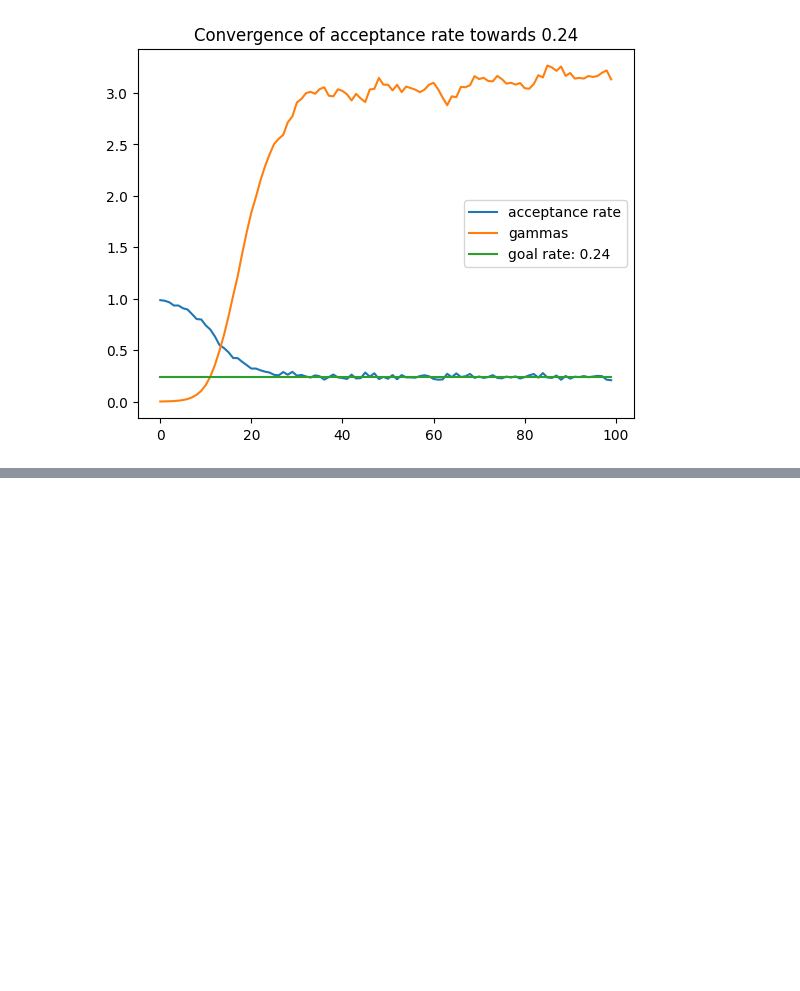
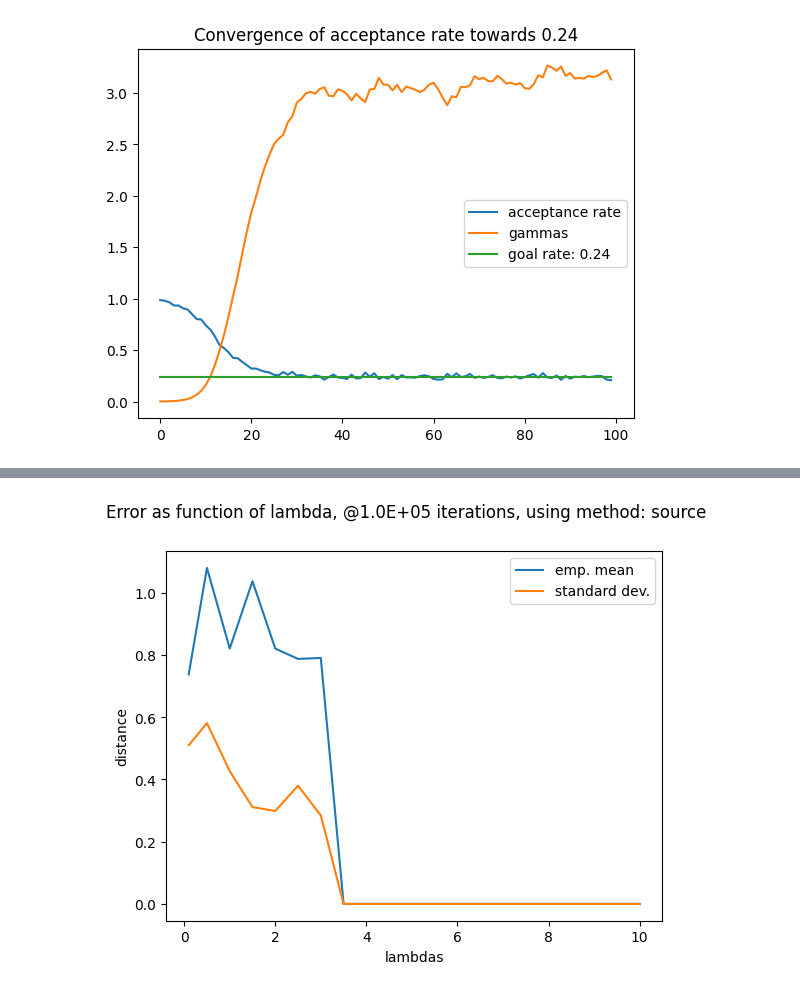
Before and after one commit to vetlerl/mcmc-epidemic, a Jupyter notebook: our_graphics.ipynb, the cells around one changed output, grey strips where cells are left out. Saved outputs shown, nothing was run; the diff lists cells and outputs as text; code cells hidden in the pictures; blank space fills up the shorter version.

Commit message:
updated MetropolisHastingsFast, added more simulations under different lambdas in notebook

```diff
--- a/our_graphics.ipynb
+++ b/our_graphics.ipynb
@@ -118,0 +150,3 @@ Oooh yeah! Finished 9th iteration
+# %%
+def dist(x,y):
+    return np.abs(x-y)/np.maximum(np.abs(x),np.abs(y))
@@ -119,12 +163,8 @@ Oooh yeah! Finished 9th iteration
 # %%
 errors = np.zeros(np.shape(sim_theta_tildes))
+npr.seed(42)
 for k in range(n):
-    Y = Computation_Y(T, Lambda)
+    Y = Computation_Y(T, Lambdas[k])
     _, theoretical_means = ComputeMeans(T, Lambdas[k], Y)
-    errors[:,k] = sim_theta_tildes[:,k] - theoretical_means
-
-plt.title(f"Theta thilde simulation error under different Lambdas @ {niter:.1E} iterations")
-for k in range(n):
-    plt.plot(errors[:,k], label=f"L={Lambdas[k]}",alpha=0.5)
-plt.legend(ncols=n//2,loc="lower center")
-plt.show()
+    errors[:,:,k] = dist(sim_theta_tildes[:,:,k],theoretical_means[:,np.newaxis] @ np.ones((1,nb_sim)))
+    #errors[:,:,k] = abs(sim_theta_tildes[:,:,k] - theoretical_means[:,np.newaxis] @ np.ones((1,10))) / np.max(np.abs(sim_theta_tildes[:,:,k])
@@ -171,0 +171,10 @@ styled_df
+# %%
+print(np.shape(errors))
+data = np.zeros((T,2*n))
+for i in range(n//2+1):
+    data[:,2*i] = np.mean(errors[:,:,i],axis=1)
+    data[:,2*i+1]=np.std(errors[:,:,i],axis=1)
+assert np.shape(data)==(T,2*n)
+df = pd.DataFrame(data)
+
+df.columns = pd.MultiIndex.from_product([Lambdas,["mean","std"]],names=["lambdas","measure"])
@@ -171,0 +196,12 @@ styled_df
+# %%
+df_mean = df.mean()
+# %%
+fig,ax = plt.subplots(1,1)
+df_mean.xs("mean", level=1, axis=0).plot(label="emp. mean")
+df_mean.xs("std",  level=1, axis=0).plot(label="standard dev.")
+fig.suptitle(f"Error as function of lambda, @{niter:.1E} iterations, using method: {method}")
+ax.set_ylabel("distance")
+ax.legend()
+plt.show()
+# %% [output]
+[figure, added]
```
Also changed, not shown: parts of 12 cells of this notebook, 1 other file.
